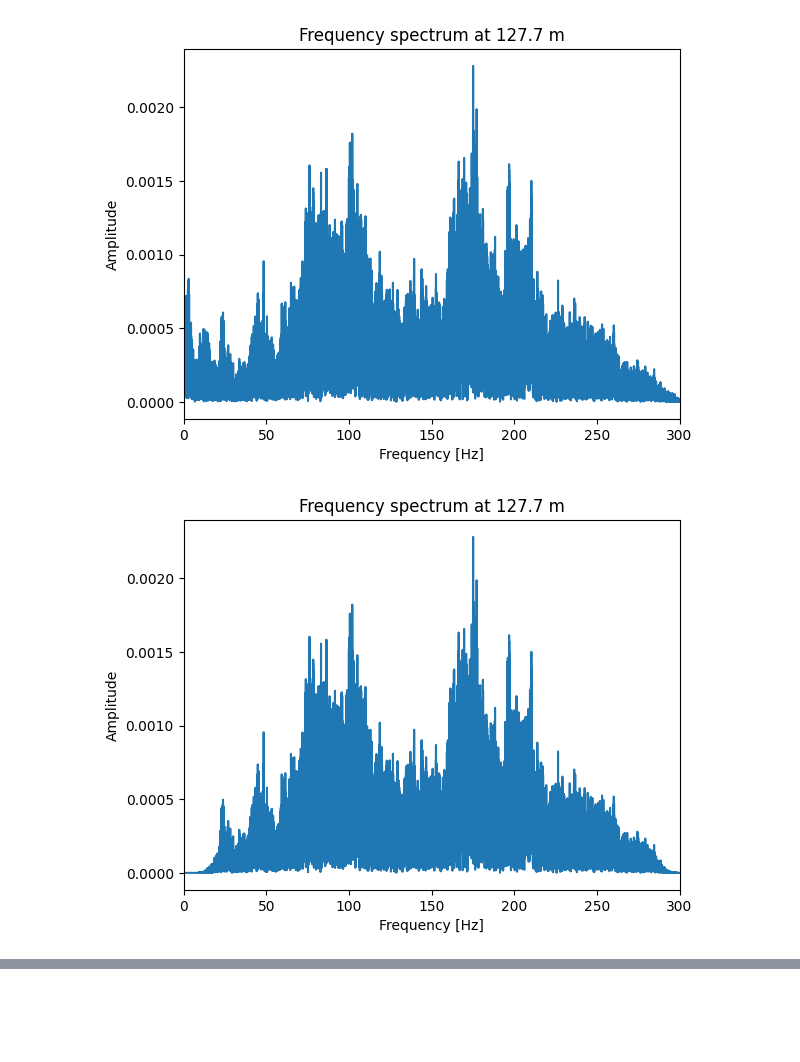
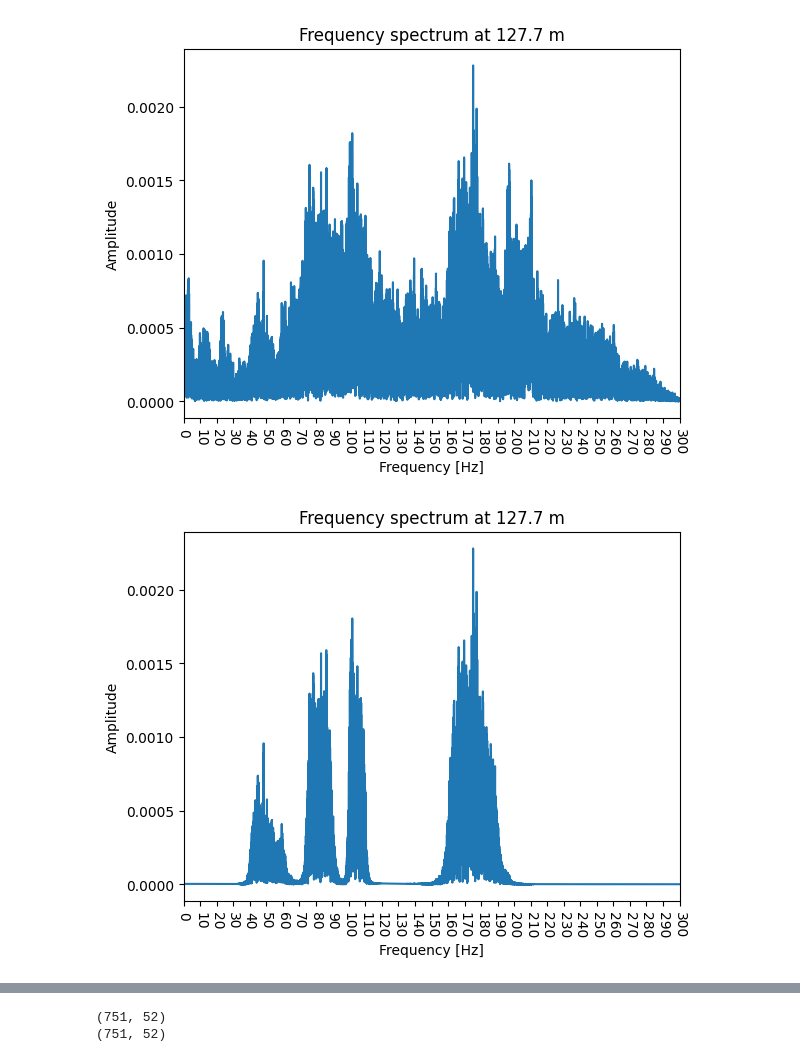
Before and after one commit to csuchorski/object_detection_DAS, a Jupyter notebook: notebook.ipynb, the cells around one changed output, grey strips where cells are left out. Saved outputs shown, nothing was run; the diff lists cells and outputs as text; code cells hidden in the pictures; blank space fills up the shorter version.

```diff
--- a/notebook.ipynb
+++ b/notebook.ipynb
@@ -93,6 +123,9 @@ def plot_fft(df, col_id, dt, xlim=300):
     plt.ylabel('Amplitude')
     plt.title(f'Frequency spectrum at {spatial_pos:.1f} m')
     plt.xlim(0, xlim)
+    xticks = np.arange(0, xlim+10, 10)
+    plt.xticks(xticks)
+    plt.xticks(rotation=-90)
     plt.show()
 
 def plot_average_freq_spectrum(filtered_df, dt, col_start=None, col_end=None):
@@ -129,17 +162,35 @@ def butter_bandpass_filter(data, lowcut, highcut, fs, order=4):
     b, a = butter(order, [low, high], btype='band')
     return filtfilt(b, a, data)
 
+def filter_df_combine_bands(df, bands, dt, order=4):
+    """
+    Filter a DataFrame so that only the given bands are present (sum their filters).
+    bands: list of (low, high) frequency tuples
+    Returns: a DataFrame containing the sum of all filtered bands.
+    """
+    fs = 1 / dt
+    result = np.zeros_like(df.to_numpy())
+    for low, high in bands:
+        filtered = df.apply(lambda col: butter_bandpass_filter(col.values, low, high, fs, order), axis=0)
+        result += filtered.to_numpy()
+    return pd.DataFrame(result, index=df.index, columns=df.columns)
+
 def filter_df_band(df, low, high, dt, order=4):
     fs = 1 / dt
     return df.apply(lambda col: butter_bandpass_filter(col.values, low, high, fs, order), axis=0)
 # %%
 col_id = 25
-filtered_df = filter_df_band(base_df, low=20, high=290, dt=dt, order=4)
+
+bands = [(40, 60), (75, 90), (100, 110),(160, 190)]
+# bands=[(5, 220)]
+# base_df -= base_df.mean()
+# base_df = np.abs(base_df)
+filtered_df = filter_df_combine_bands(base_df, bands, dt)
 
 plot_fft(base_df, col_id, dt)
 plot_fft(filtered_df, col_id, dt)
-plot_average_freq_spectrum(base_df, dt, col_start=0, col_end=3)
+plot_average_freq_spectrum(base_df, dt)
 plot_average_freq_spectrum(filtered_df, dt)
 # %% [output]
-[figure, old version]
+[figure, new version]
-[figure, old version]
+[figure, new version]
@@ -148,13 +199,28 @@ plot_average_freq_spectrum(filtered_df, dt)
 # %%
 def preprocess_df(df: pd.DataFrame) -> pd.DataFrame:
-    df = df.iloc[::10, :]  # Every 10th time sample, all columns
+    # df = df.iloc[::10, :]  # Every 10th time sample, all columns
+    df = df.resample('0.16S').median()
+    print(df.shape)
     data = df.to_numpy(dtype=np.float32)
     data = (data - data.mean()) / data.std()
     # data = cv2.resize(data, dsize=(52, 750), interpolation=cv2.INTER_AREA)
-    data = cv2.bilateralFilter(data, 9, 75, 75)
+    data = cv2.normalize(data, None, 0, 255, cv2.NORM_MINMAX).astype(np.uint8)
+    # data = cv2.equalizeHist(data)
+    clahe = cv2.createCLAHE(clipLimit=30.0, tileGridSize=(8,8))
+    data = clahe.apply(data)
+    data = cv2.bilateralFilter(data, 9, 75, 75) #https://docs.opencv.org/4.x/d4/d13/tutorial_py_filtering.html
     # data = cv2.GaussianBlur(data,(5,5),cv2.BORDER_DEFAULT)
     processed_df = pd.DataFrame(data, index=df.index, columns=df.columns)
     return processed_df
+
+def find_edges_canny(df: pd.DataFrame) -> pd.DataFrame:
+    data = df.to_numpy(dtype=np.uint8)
+
+    plt.imshow(data, aspect='auto')
+    edges = cv2.Canny(data, 20,50, None)
+    # edges = cv2.morphologyEx(edges, cv2.MORPH_CLOSE, np.ones((5,5), np.uint8))
+    # edges = cv2.morphologyEx(edges, cv2.MORPH_OPEN, np.ones((5,5), np.uint8))
+    return edges
 
 base_df -= base_df.mean()
 base_df = np.abs(base_df)
@@ -170,19 +236,9 @@ norms = []
 for df in all_dfs:
     low, high = np.percentile(df, [3, 99])
     norms.append(Normalize(vmin=low, vmax=high, clip=True))
-
-
-
-
-# data = cv2.normalize(data, None, 0, 255, cv2.NORM_MINMAX).astype(np.uint8)
-# data = cv2.bilateralFilter(data, 9, 100, 100) #https://docs.opencv.org/4.x/d4/d13/tutorial_py_filtering.html
-
-# data = cv2.resize(data, (1000, data.shape[0]), interpolation=cv2.INTER_CUBIC)
-# _, th = cv2.threshold(data, 0, 255, cv2.THRESH_OTSU)
-# th[th > 0] = 255
-# edges = cv2.Canny(th, 5, 20)
-# lines = cv2.HoughLines(edges, 1, np.pi / 180, 150, None, 0, 0)
-# edges = cv2.Canny(data_8bit, threshold1=50, threshold2=150, L2gradient=True)
+# %% [output]
+(751, 52)
+(751, 52)
 # %%
 for df, norm in zip(all_dfs, norms):
     plt_imshow(df, lines=None, norm=norm)
```
Also changed, not shown: parts of 7 cells of this notebook.
